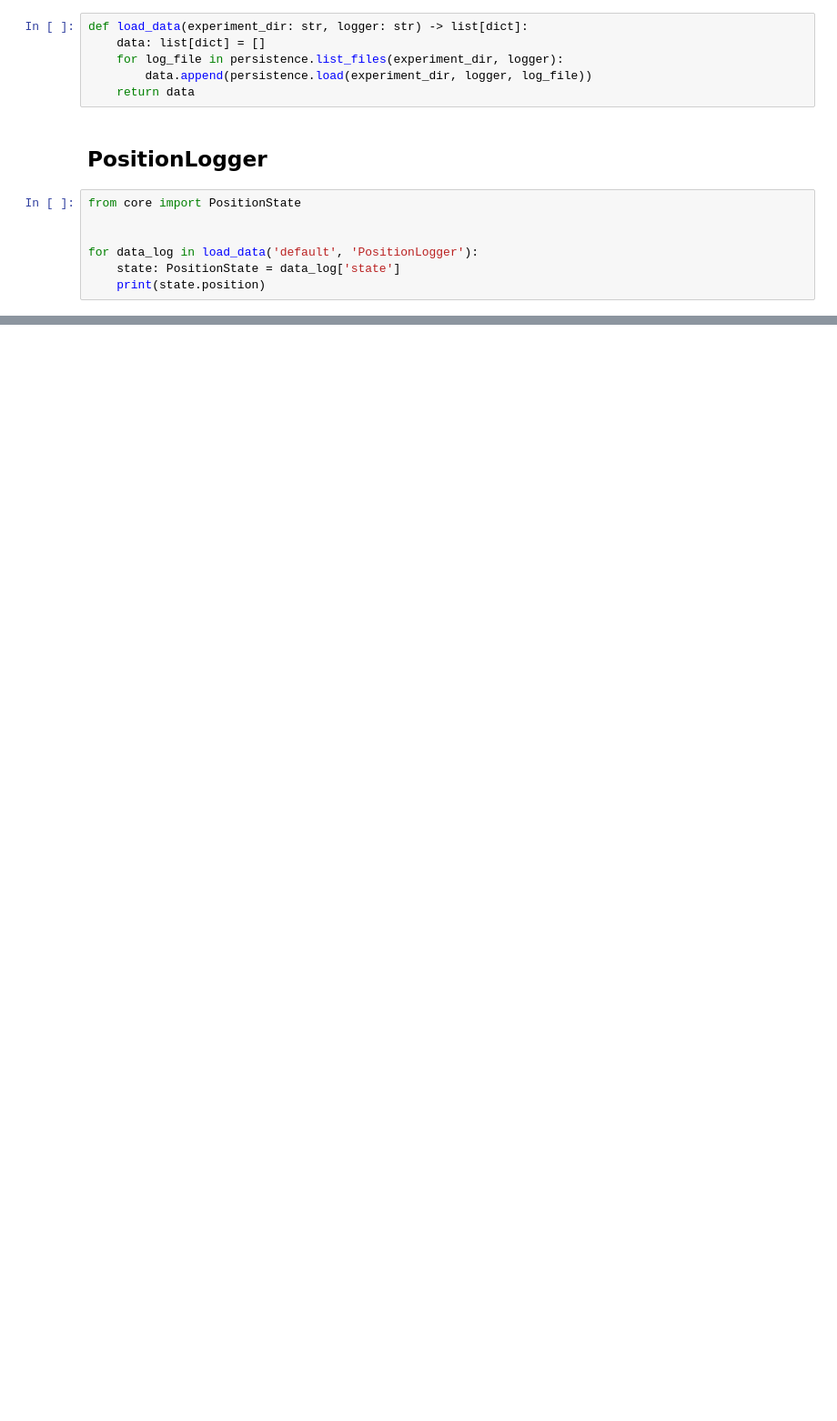
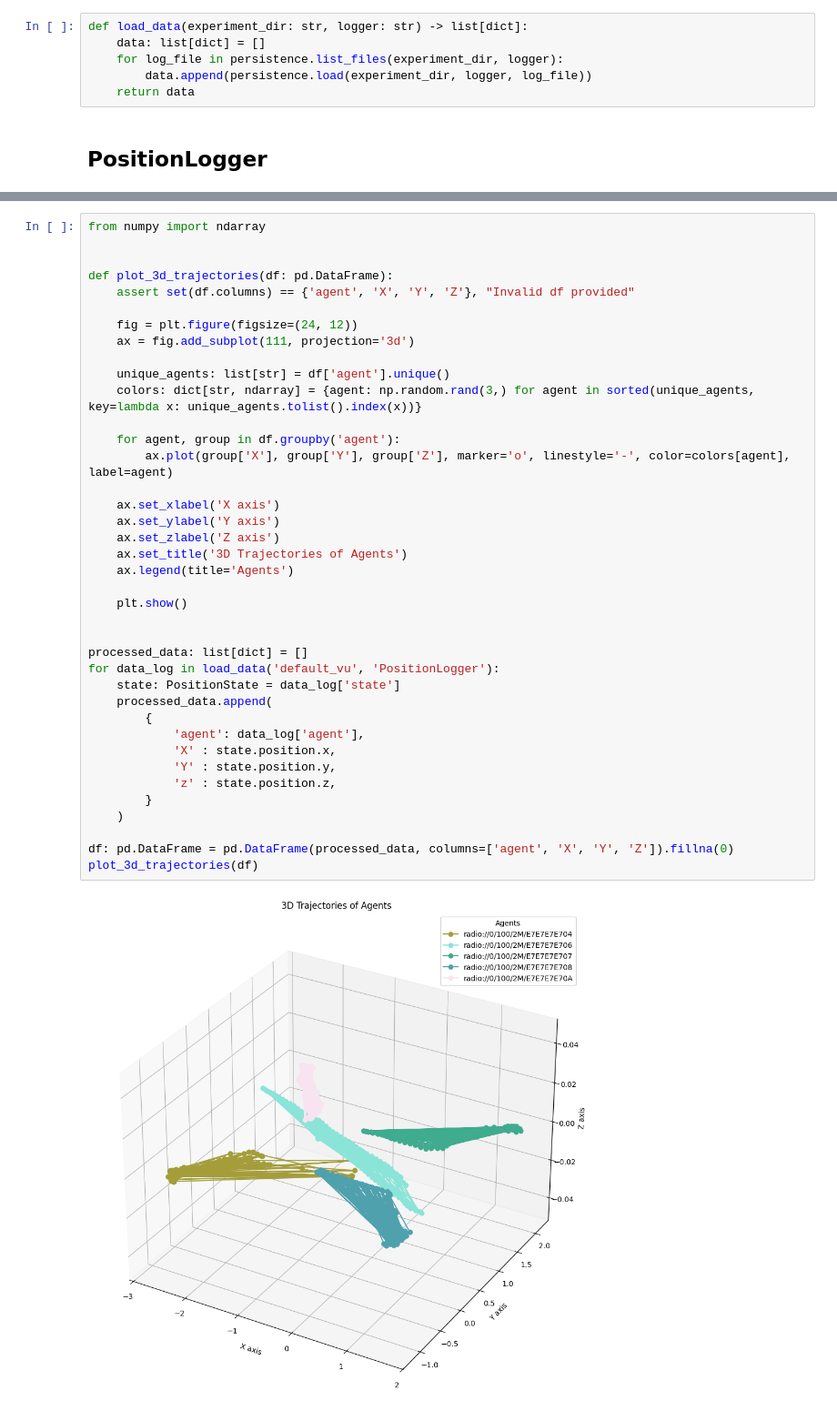
Before and after one commit to alexandru-dochian/multi_agent_framework, a Jupyter notebook: analytics.ipynb, the cells around one changed output, grey strips where cells are left out. Shown at 91% size. Saved outputs shown, nothing was run; the diff lists cells and outputs as text; blank space fills up the shorter version.

Commit message:
Removed some legacy code. Added analytics.ipynb for 3d trajectories

```diff
--- a/analytics.ipynb
+++ b/analytics.ipynb
@@ -8,10 +15,3 @@ def load_data(experiment_dir: str, logger: str) -> list[dict]:
     return data
 # %% [markdown]
 ## PositionLogger
-# %%
-from core import PositionState
-
-
-for data_log in load_data('default', 'PositionLogger'):
-    state: PositionState = data_log['state']
-    print(state.position)
@@ -35,0 +18,41 @@ Position(x=0.9000000000000007, y=0.9200000000000007, z=0.0)
+# %%
+from numpy import ndarray
+
+
+def plot_3d_trajectories(df: pd.DataFrame):
+    assert set(df.columns) == {'agent', 'X', 'Y', 'Z'}, "Invalid df provided"
+
+    fig = plt.figure(figsize=(24, 12))
+    ax = fig.add_subplot(111, projection='3d')
+
+    unique_agents: list[str] = df['agent'].unique()
+    colors: dict[str, ndarray] = {agent: np.random.rand(3,) for agent in sorted(unique_agents, key=lambda x: unique_agents.tolist().index(x))}
+
+    for agent, group in df.groupby('agent'):
+        ax.plot(group['X'], group['Y'], group['Z'], marker='o', linestyle='-', color=colors[agent], label=agent)
+
+    ax.set_xlabel('X axis')
+    ax.set_ylabel('Y axis')
+    ax.set_zlabel('Z axis')
+    ax.set_title('3D Trajectories of Agents')
+    ax.legend(title='Agents')
+
+    plt.show()
+
+
+processed_data: list[dict] = []
+for data_log in load_data('default_vu', 'PositionLogger'):
+    state: PositionState = data_log['state']
+    processed_data.append(
+        {
+            'agent': data_log['agent'],
+            'X' : state.position.x,
+            'Y' : state.position.y,
+            'z' : state.position.z,
+        }
+    )
+
+df: pd.DataFrame = pd.DataFrame(processed_data, columns=['agent', 'X', 'Y', 'Z']).fillna(0)
+plot_3d_trajectories(df)
+# %% [output]
+[figure, added]
```
Also changed, not shown: parts of 3 cells of this notebook, 6 other files.
